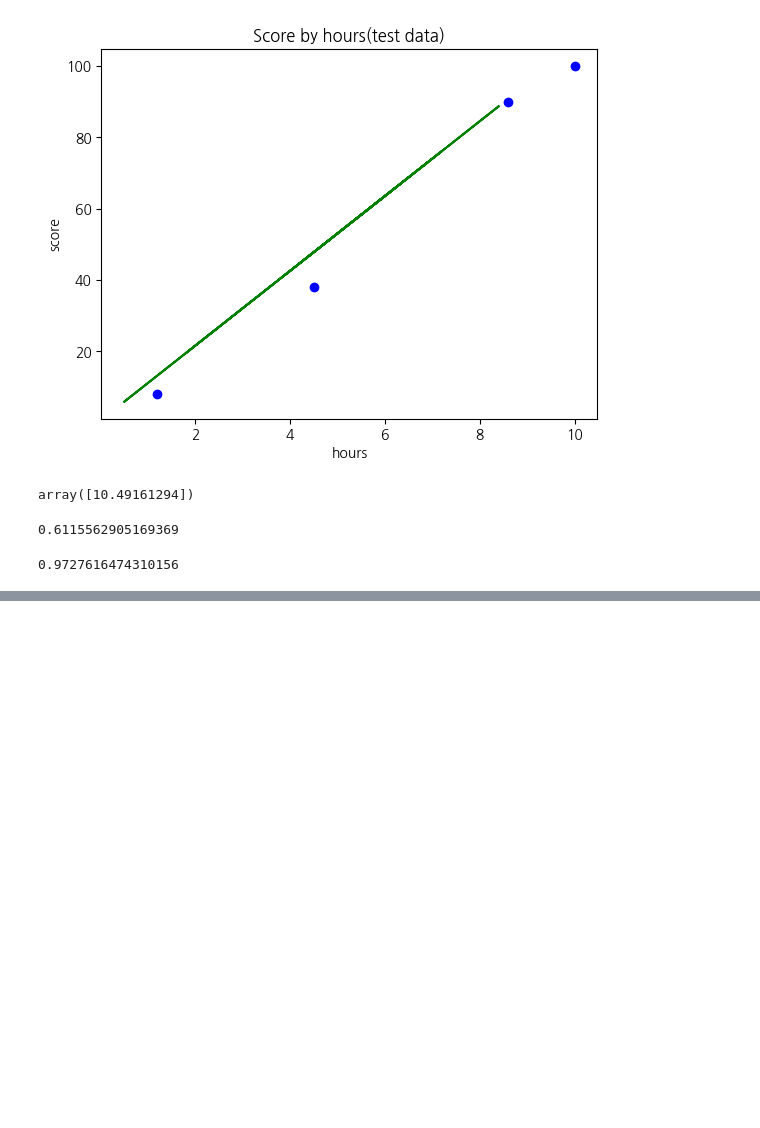
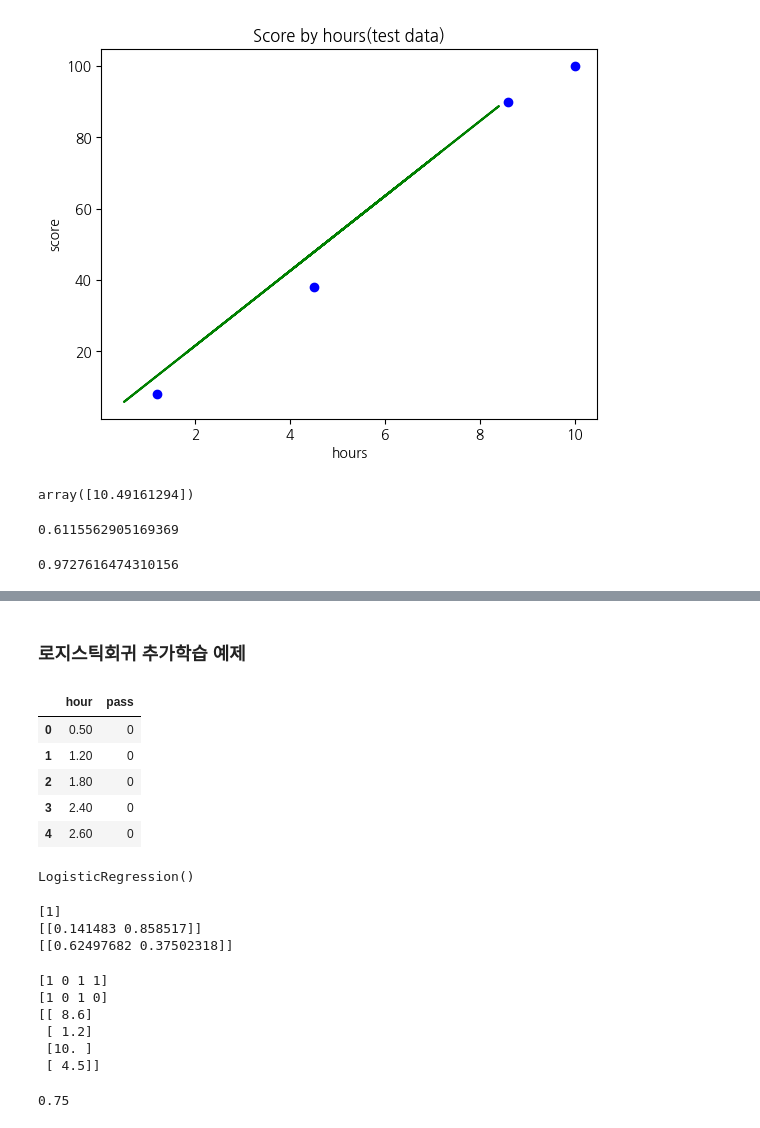
Before and after one commit to KIMMZN/python, a Jupyter notebook: ML_1.ipynb, the cells around one changed output, grey strips where cells are left out. Drawn from its saved outputs; the diff is of its cells as text; code cells hidden in the pictures; blank space fills up the shorter version.

```diff
--- a/ML_1.ipynb
+++ b/ML_1.ipynb
@@ -555,0 +604,57 @@ reg.score(X_test, y_test) #성능 평가
+# %% [markdown]
+### 로지스틱회귀 추가학습 예제
+# %%
+import numpy as np
+import matplotlib.pyplot as plt
+import pandas as pd
+dataset = pd.read_csv('./dataset/LogisticRegressionData.csv')
+dataset.head()
+# %% [output]
+|  | hour | pass |
+| 0 | 0.50 | 0 |
+| 1 | 1.20 | 0 |
+| 2 | 1.80 | 0 |
+| 3 | 2.40 | 0 |
+| 4 | 2.60 | 0 |
+# %%
+X = dataset.iloc[:, :-1].values
+y = dataset.iloc[:, -1].values
+
+from sklearn.model_selection import train_test_split
+X_train, X_test, y_train, y_test = train_test_split(X, y, test_size=0.2, random_state=0)
+
+from sklearn.linear_model import LogisticRegression
+classifier = LogisticRegression()
+classifier.fit(X_train, y_train)
+# %% [output]
+LogisticRegression()
+# %%
+print(classifier.predict([[6]]))
+
+# predict_proba:각 클래스에 속할 확률(분류에 사용)
+print(classifier.predict_proba([[6]]))
+
+print(classifier.predict_proba([[4]]))
+# %% [output]
+[1]
+[[0.141483 0.858517]]
+[[0.62497682 0.37502318]]
+# %%
+y_pred = classifier.predict(X_test)
+print(y_pred)
+
+print(y_test)
+
+print(X_test)
+# %% [output]
+[1 0 1 1]
+[1 0 1 0]
+[[ 8.6]
+ [ 1.2]
+ [10. ]
+ [ 4.5]]
+# %%
+#정확도 반환
+classifier.score(X_test, y_test)
+# %% [output]
+0.75
```
Also changed, not shown: parts of 11 cells of this notebook, 8 other files.
